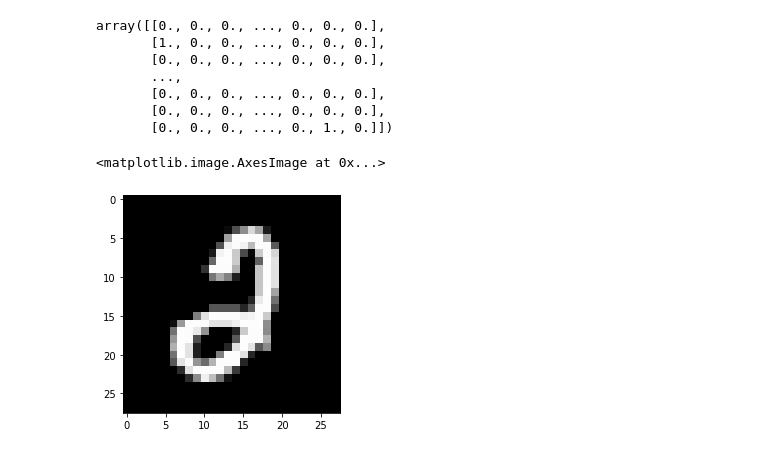
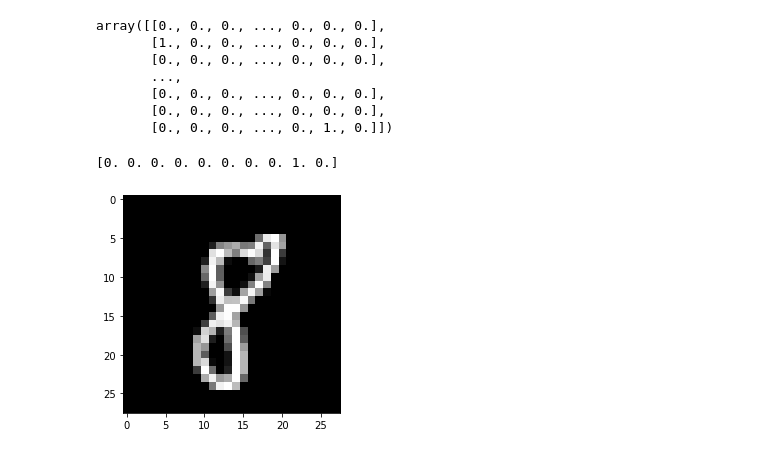
Before and after one commit to jrmoulton/Learn-DL, a Jupyter notebook: Dense.ipynb, the cells around one changed output. Cells and saved outputs as stored; diff of their text form; code cells hidden in the pictures.

```diff
--- a/Dense.ipynb
+++ b/Dense.ipynb
@@ -38,6 +155,13 @@ array([[0., 0., 0., ..., 0., 0., 0.],
+# %%
+temp = Dense([16,16], 10, *test_pic.shape, ["sigmoid", "sigmoid", "sigmoid"])
+# %%
+temp.train(x, y, 500, 10)
 # %%
-test_pic = x[np.random.randint(0,len(x))]
+random_selec = np.random.randint(0,len(x))
+test_pic = x[random_selec]
+test_pic_y = y[random_selec]
 plt.imshow(test_pic, cmap="gray")
+print(test_pic_y)
 # %% [output]
-<matplotlib.image.AxesImage at 0x...>
+[0. 0. 0. 0. 0. 0. 0. 0. 1. 0.]
-[figure, old version]
+[figure, new version]
```
Also changed, not shown: parts of 10 cells of this notebook.
